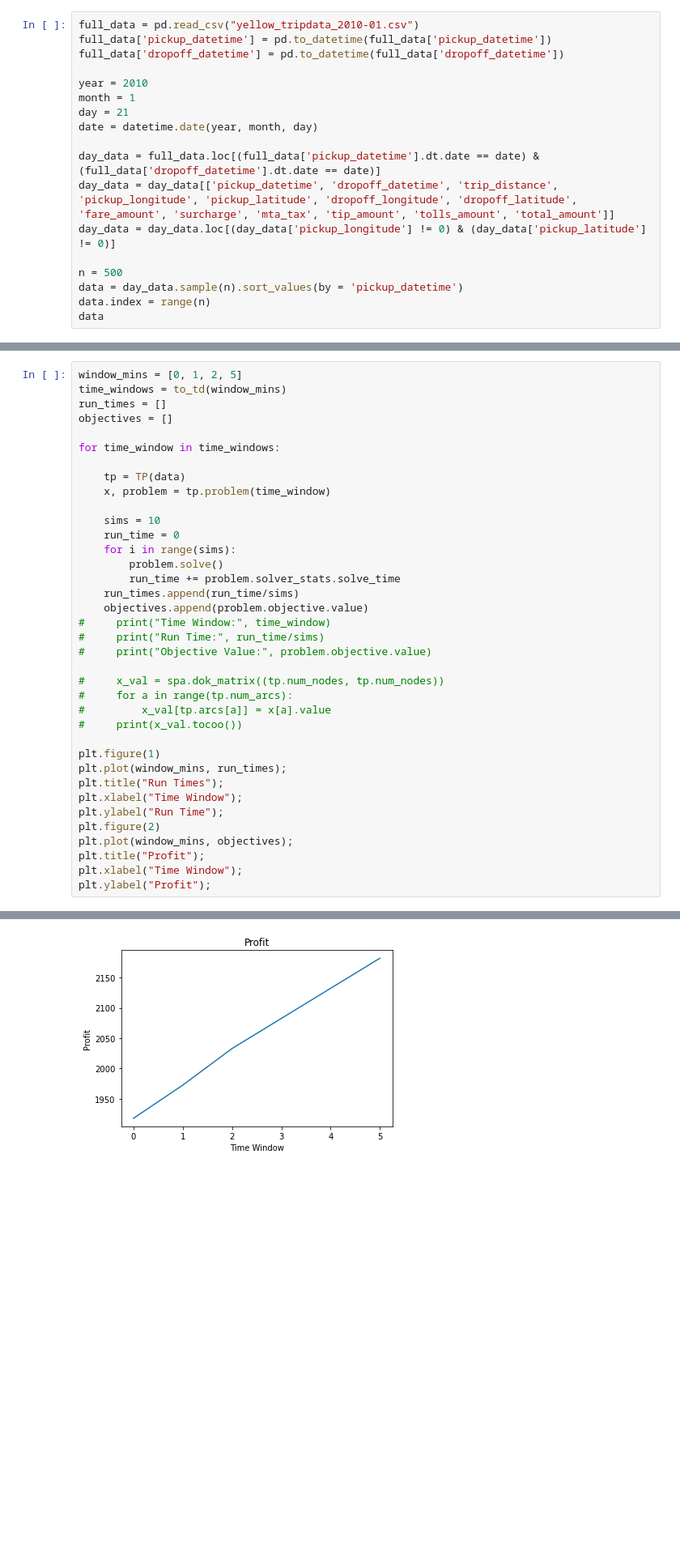
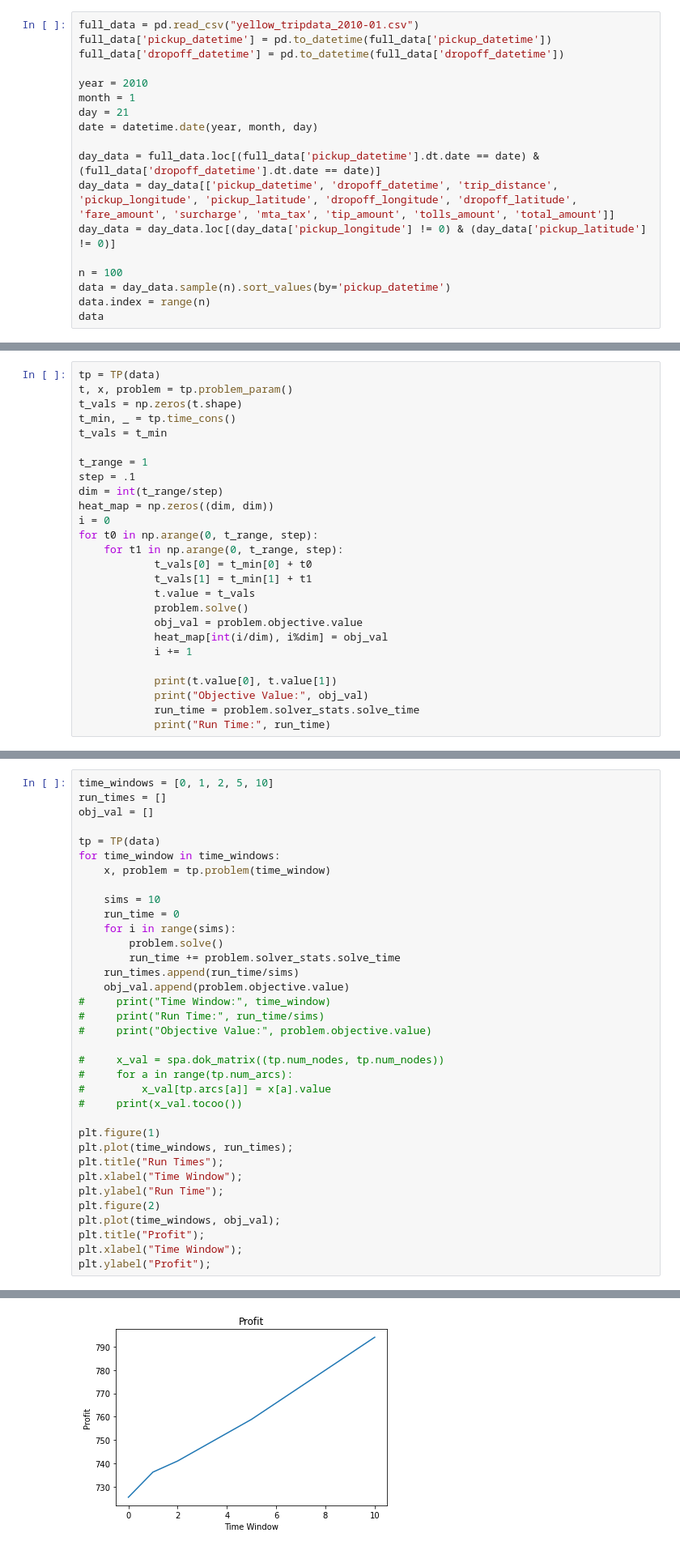
Before and after one commit to hollymc/senior-thesis, a Jupyter notebook: taxiriders-problems.ipynb, the cells around one changed output, grey strips where cells are left out. Shown at 81% size. Drawn from its saved outputs; the diff is of its cells as text; blank space fills up the shorter version.

```diff
--- a/taxiriders-problems.ipynb
+++ b/taxiriders-problems.ipynb
@@ -21,8 +22,8 @@ day_data = full_data.loc[(full_data['pickup_datetime'].dt.date == date) & (full_
 day_data = day_data[['pickup_datetime', 'dropoff_datetime', 'trip_distance', 'pickup_longitude', 'pickup_latitude', 'dropoff_longitude', 'dropoff_latitude', 'fare_amount', 'surcharge', 'mta_tax', 'tip_amount', 'tolls_amount', 'total_amount']]
 day_data = day_data.loc[(day_data['pickup_longitude'] != 0) & (day_data['pickup_latitude'] != 0)]
 
-n = 500
-data = day_data.sample(n).sort_values(by = 'pickup_datetime')
+n = 100
+data = day_data.sample(n).sort_values(by='pickup_datetime')
 data.index = range(n)
 data
 # %% [output]
@@ -52,0 +49,26 @@ def to_td(minutes):
+# %%
+tp = TP(data)
+t, x, problem = tp.problem_param()
+t_vals = np.zeros(t.shape)
+t_min, _ = tp.time_cons()
+t_vals = t_min
+
+t_range = 1
+step = .1
+dim = int(t_range/step)
+heat_map = np.zeros((dim, dim))
+i = 0
+for t0 in np.arange(0, t_range, step):
+    for t1 in np.arange(0, t_range, step):
+            t_vals[0] = t_min[0] + t0
+            t_vals[1] = t_min[1] + t1
+            t.value = t_vals
+            problem.solve()
+            obj_val = problem.objective.value
+            heat_map[int(i/dim), i%dim] = obj_val
+            i += 1
+
+            print(t.value[0], t.value[1])
+            print("Objective Value:", obj_val)
+            run_time = problem.solver_stats.solve_time
+            print("Run Time:", run_time)
@@ -53,12 +80,10 @@ def to_td(minutes):
 # %%
-window_mins = [0, 1, 2, 5]
-time_windows = to_td(window_mins)
+time_windows = [0, 1, 2, 5, 10]
 run_times = []
-objectives = []
+obj_val = []
 
+tp = TP(data)
 for time_window in time_windows:
-
-    tp = TP(data)
     x, problem = tp.problem(time_window)
 
     sims = 10
@@ -67,7 +92,7 @@ for time_window in time_windows:
         problem.solve()
         run_time += problem.solver_stats.solve_time
     run_times.append(run_time/sims)
-    objectives.append(problem.objective.value)
+    obj_val.append(problem.objective.value)
 #     print("Time Window:", time_window)
 #     print("Run Time:", run_time/sims)
 #     print("Objective Value:", problem.objective.value)
@@ -78,12 +103,12 @@ for time_window in time_windows:
 #     print(x_val.tocoo())
 
 plt.figure(1)
-plt.plot(window_mins, run_times);
+plt.plot(time_windows, run_times);
 plt.title("Run Times");
 plt.xlabel("Time Window");
 plt.ylabel("Run Time");
 plt.figure(2)
-plt.plot(window_mins, objectives);
+plt.plot(time_windows, obj_val);
 plt.title("Profit");
 plt.xlabel("Time Window");
 plt.ylabel("Profit");
@@ -94,3 +117,3 @@ Academic license - for non-commercial use only
-[figure, old version]
+[figure, new version]
 # %%
 run_times
```
Also changed, not shown: parts of 8 cells of this notebook, 1 other file.
